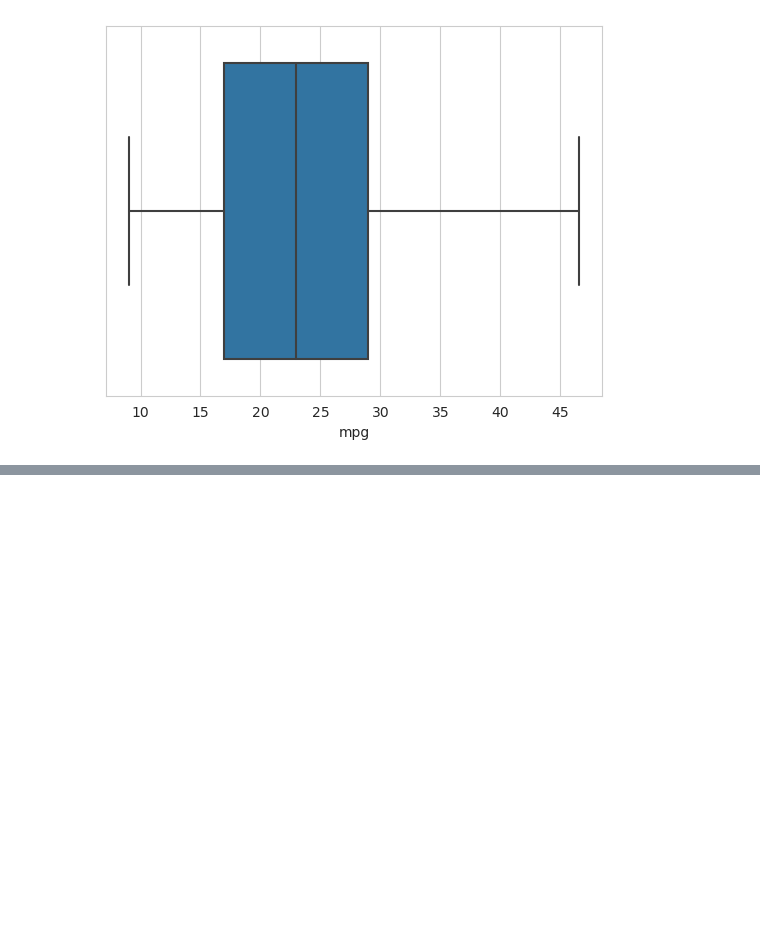
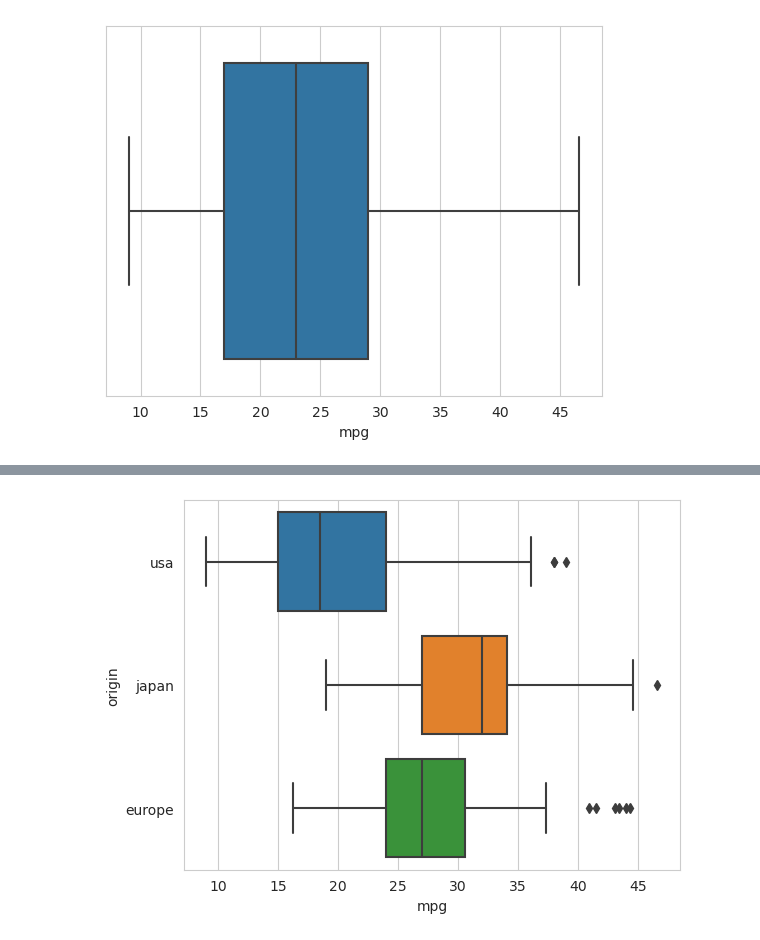
Before and after one commit to sarblohw/py_vizardry_2, a Jupyter notebook: sns_box.ipynb, the cells around one changed output, grey strips where cells are left out. Drawn from its saved outputs; the diff is of its cells as text; code cells hidden in the pictures; blank space fills up the shorter version.

```diff
--- a/sns_box.ipynb
+++ b/sns_box.ipynb
@@ -42,0 +64,4 @@ sns.boxplot(data=cars, x='mpg');
+# %%
+sns.boxplot(data=cars, x='mpg', y='origin');
+# %% [output]
+[figure, added]
```
Also changed, not shown: parts of 5 cells of this notebook.
